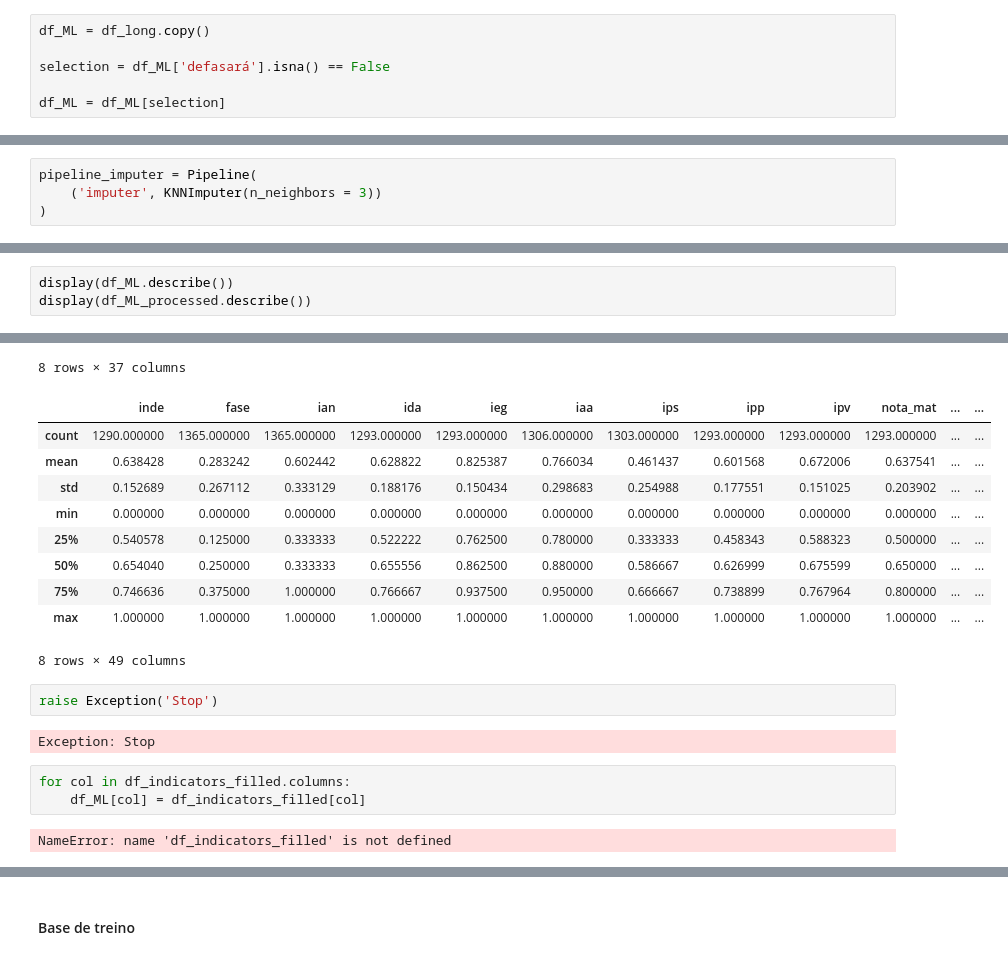
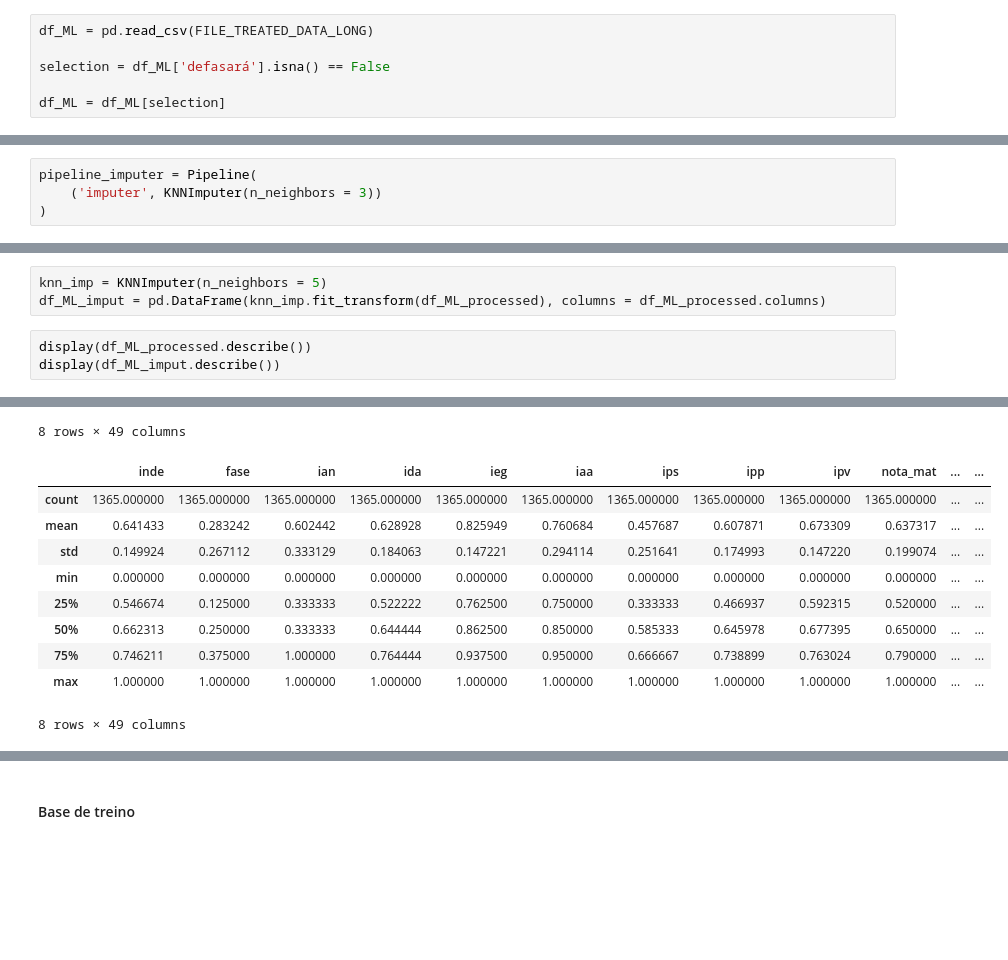
Before and after one commit to victoria-menezes/fiap-data-analytics-DATATHON, a Jupyter notebook: notebook.ipynb, the cells around one changed output, grey strips where cells are left out. Cells and saved outputs as stored; diff of their text form; blank space fills up the shorter version.

```diff
--- a/notebook.ipynb
+++ b/notebook.ipynb
@@ -2693,7 +2694,7 @@ sns.heatmap(corr, vmin = -0.5, vmax = 0.5, cmap='coolwarm', annot=True)
 # %% [markdown]
 ## Tratamento de dados para ML
 # %%
-df_ML = df_long.copy()
+df_ML = pd.read_csv(FILE_TREATED_DATA_LONG)
 
 selection = df_ML['defasará'].isna() == False
 
@@ -2904,4 +2884,7 @@ sns.kdeplot(df_ML_processed[col], label = 'Processed')
+# %%
+knn_imp = KNNImputer(n_neighbors = 5)
+df_ML_imput = pd.DataFrame(knn_imp.fit_transform(df_ML_processed), columns = df_ML_processed.columns)
 # %%
-display(df_ML.describe())
 display(df_ML_processed.describe())
+display(df_ML_imput.describe())
 # %% [output]
@@ -2917,20 +2900,11 @@ display(df_ML_processed.describe())
-8 rows × 37 columns
+8 rows × 49 columns
 |  | inde | fase | ian | ida | ieg | iaa | ips | ipp | ipv | nota_mat | ... | ... |
-| count | 1290.000000 | 1365.000000 | 1365.000000 | 1293.000000 | 1293.000000 | 1306.000000 | 1303.000000 | 1293.000000 | 1293.000000 | 1293.000000 | ... | ... |
-| mean | 0.638428 | 0.283242 | 0.602442 | 0.628822 | 0.825387 | 0.766034 | 0.461437 | 0.601568 | 0.672006 | 0.637541 | ... | ... |
-| std | 0.152689 | 0.267112 | 0.333129 | 0.188176 | 0.150434 | 0.298683 | 0.254988 | 0.177551 | 0.151025 | 0.203902 | ... | ... |
+| count | 1365.000000 | 1365.000000 | 1365.000000 | 1365.000000 | 1365.000000 | 1365.000000 | 1365.000000 | 1365.000000 | 1365.000000 | 1365.000000 | ... | ... |
+| mean | 0.641433 | 0.283242 | 0.602442 | 0.628928 | 0.825949 | 0.760684 | 0.457687 | 0.607871 | 0.673309 | 0.637317 | ... | ... |
+| std | 0.149924 | 0.267112 | 0.333129 | 0.184063 | 0.147221 | 0.294114 | 0.251641 | 0.174993 | 0.147220 | 0.199074 | ... | ... |
 | min | 0.000000 | 0.000000 | 0.000000 | 0.000000 | 0.000000 | 0.000000 | 0.000000 | 0.000000 | 0.000000 | 0.000000 | ... | ... |
-| 25% | 0.540578 | 0.125000 | 0.333333 | 0.522222 | 0.762500 | 0.780000 | 0.333333 | 0.458343 | 0.588323 | 0.500000 | ... | ... |
-| 50% | 0.654040 | 0.250000 | 0.333333 | 0.655556 | 0.862500 | 0.880000 | 0.586667 | 0.626999 | 0.675599 | 0.650000 | ... | ... |
-| 75% | 0.746636 | 0.375000 | 1.000000 | 0.766667 | 0.937500 | 0.950000 | 0.666667 | 0.738899 | 0.767964 | 0.800000 | ... | ... |
+| 25% | 0.546674 | 0.125000 | 0.333333 | 0.522222 | 0.762500 | 0.750000 | 0.333333 | 0.466937 | 0.592315 | 0.520000 | ... | ... |
+| 50% | 0.662313 | 0.250000 | 0.333333 | 0.644444 | 0.862500 | 0.850000 | 0.585333 | 0.645978 | 0.677395 | 0.650000 | ... | ... |
+| 75% | 0.746211 | 0.375000 | 1.000000 | 0.764444 | 0.937500 | 0.950000 | 0.666667 | 0.738899 | 0.763024 | 0.790000 | ... | ... |
 | max | 1.000000 | 1.000000 | 1.000000 | 1.000000 | 1.000000 | 1.000000 | 1.000000 | 1.000000 | 1.000000 | 1.000000 | ... | ... |
 8 rows × 49 columns
-# %%
-raise Exception('Stop')
-# %% [output]
-Exception: Stop
-# %%
-for col in df_indicators_filled.columns:
-	df_ML[col] = df_indicators_filled[col]
-# %% [output]
-NameError: name 'df_indicators_filled' is not defined
```
Also changed, not shown: parts of 23 cells of this notebook, 1 other file.
